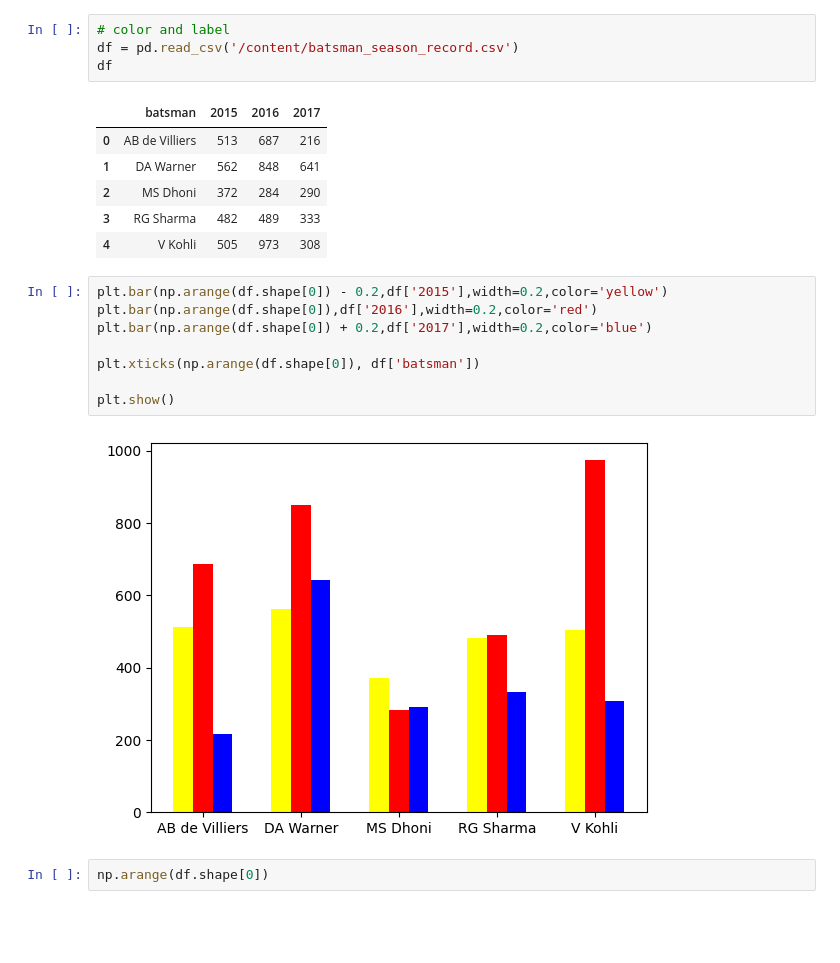
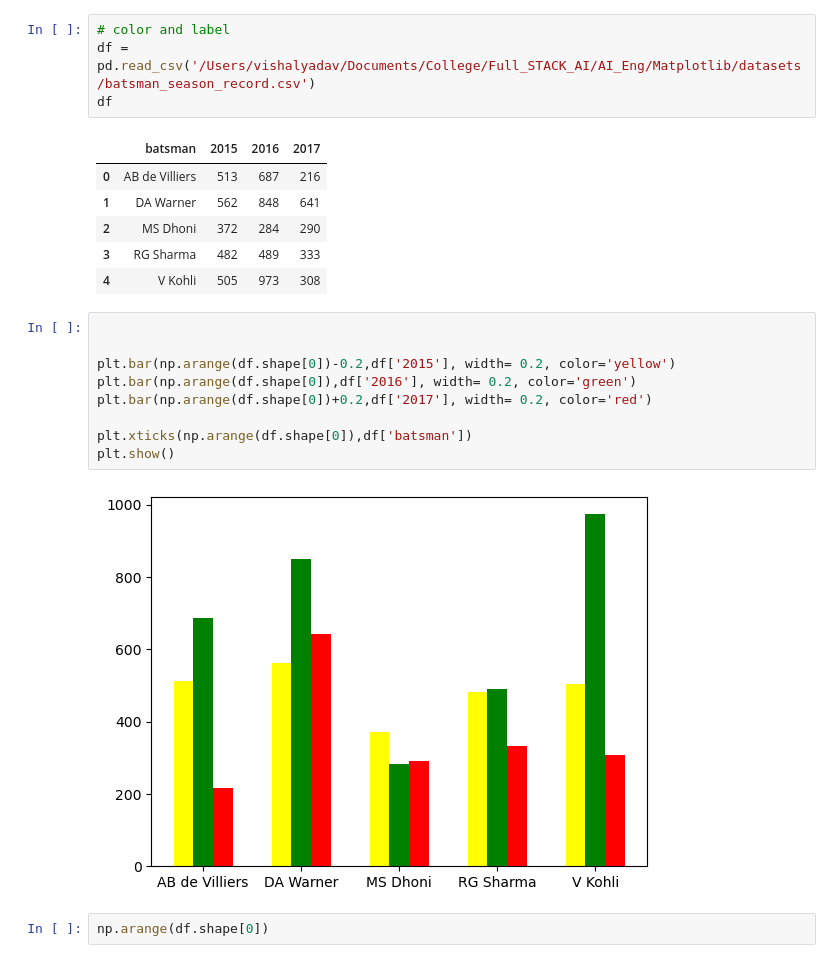
Before and after one commit to VishalYadav2858/AI-stack, a Jupyter notebook: AI_Eng/Matplotlib/Matplotib.ipynb, the cells around one changed output. Drawn from its saved outputs; the diff is of its cells as text; blank space fills up the shorter version.

```diff
--- a/AI_Eng/Matplotlib/Matplotib.ipynb
+++ b/AI_Eng/Matplotlib/Matplotib.ipynb
@@ -201,7 +206,7 @@ plt.barh(colors,children,color='black')
 [figure]
 # %%
 # color and label
-df = pd.read_csv('/content/batsman_season_record.csv')
+df = pd.read_csv('/Users/vishalyadav/Documents/College/Full_STACK_AI/AI_Eng/Matplotlib/datasets/batsman_season_record.csv')
 df
 # %% [output]
 |  | batsman | 2015 | 2016 | 2017 |
@@ -211,15 +216,16 @@ df
 | 3 | RG Sharma | 482 | 489 | 333 |
 | 4 | V Kohli | 505 | 973 | 308 |
 # %%
-plt.bar(np.arange(df.shape[0]) - 0.2,df['2015'],width=0.2,color='yellow')
-plt.bar(np.arange(df.shape[0]),df['2016'],width=0.2,color='red')
-plt.bar(np.arange(df.shape[0]) + 0.2,df['2017'],width=0.2,color='blue')
 
-plt.xticks(np.arange(df.shape[0]), df['batsman'])
 
+plt.bar(np.arange(df.shape[0])-0.2,df['2015'], width= 0.2, color='yellow')
+plt.bar(np.arange(df.shape[0]),df['2016'], width= 0.2, color='green')
+plt.bar(np.arange(df.shape[0])+0.2,df['2017'], width= 0.2, color='red')
+
+plt.xticks(np.arange(df.shape[0]),df['batsman'])
 plt.show()
 # %% [output]
-[figure, old version]
+[figure, new version]
 # %%
 np.arange(df.shape[0])
 # %% [output]
```
Also changed, not shown: parts of 78 cells of this notebook, 5 other files.
